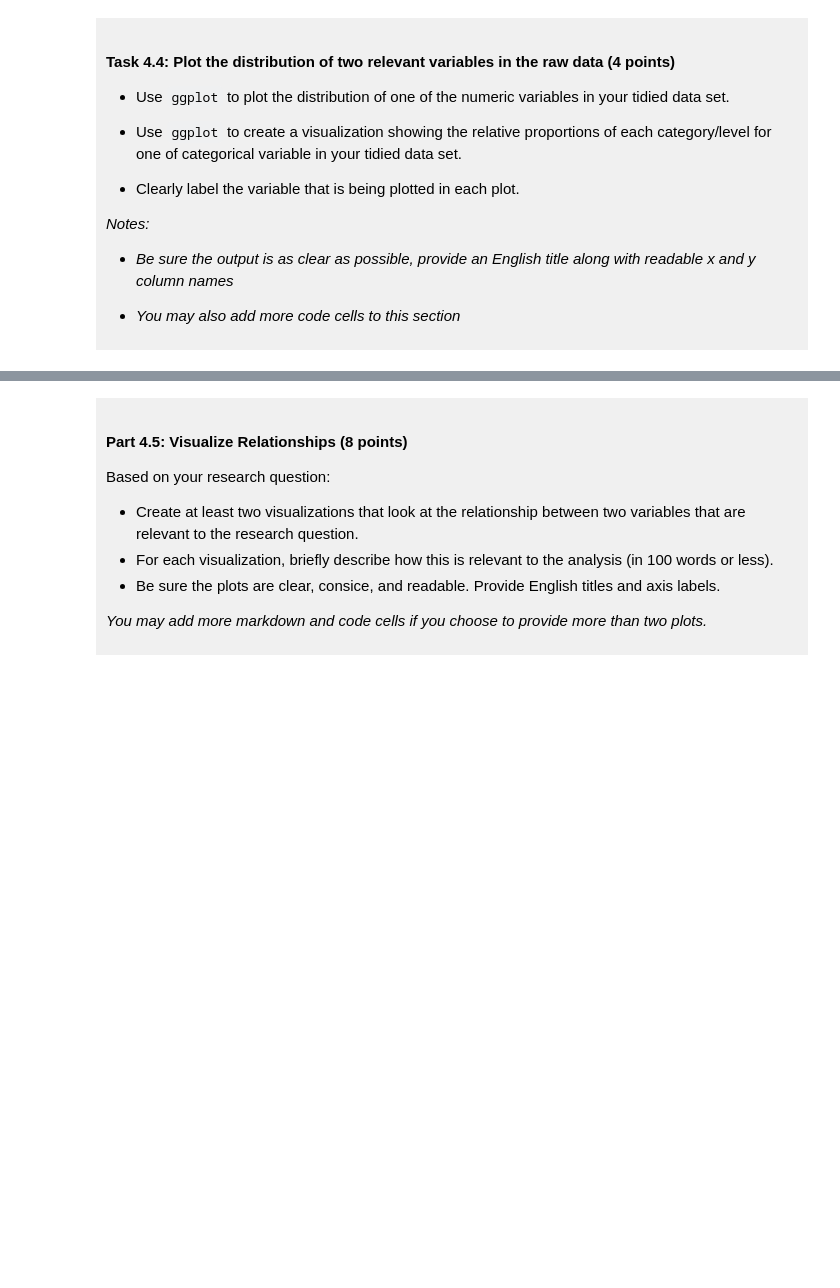
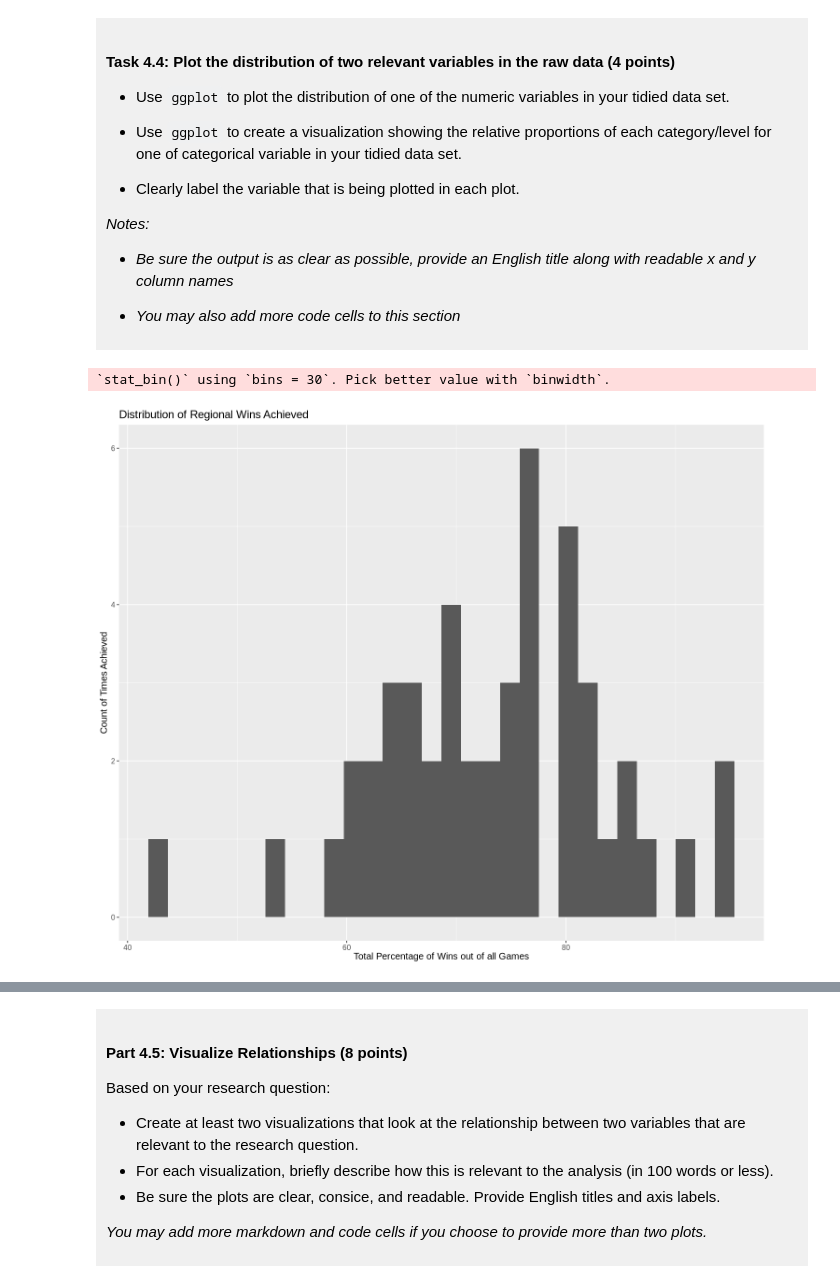
Before and after one commit to ksadani2006-afk/dsci-100-project-karma-elsaadani, a Jupyter notebook: dsci-100-project-notebook.ipynb, the cells around one changed output, grey strips where cells are left out. Saved outputs shown, nothing was run; the diff lists cells and outputs as text; code cells hidden in the pictures; blank space fills up the shorter version.

```diff
--- a/dsci-100-project-notebook.ipynb
+++ b/dsci-100-project-notebook.ipynb
@@ -298,5 +368,14 @@ You will refine your research question (if needed) and produce a tidy data set.
 
 </div>
 # %%
-### EDIT THIS CODE CELL FOR PLOT 1 ###
+reg_wins_hist <- ggplot(final_tidy_diverse_data,                       #regional wins is plotted
+                      aes(x = total_wins_pct)) +
+  geom_histogram(position = "identity") +
+  labs(x = "Total Percentage of Wins out of all Games",
+       y = "Count of Times Achieved") + ggtitle("Distribution of Regional Wins Achieved") +
+  theme(text = element_text(size = 12))
+reg_wins_hist
+# %% [output]
+`stat_bin()` using `bins = 30`. Pick better value with `binwidth`.
+[figure, added]
 # %%
```
Also changed, not shown: parts of 13 cells of this notebook.
